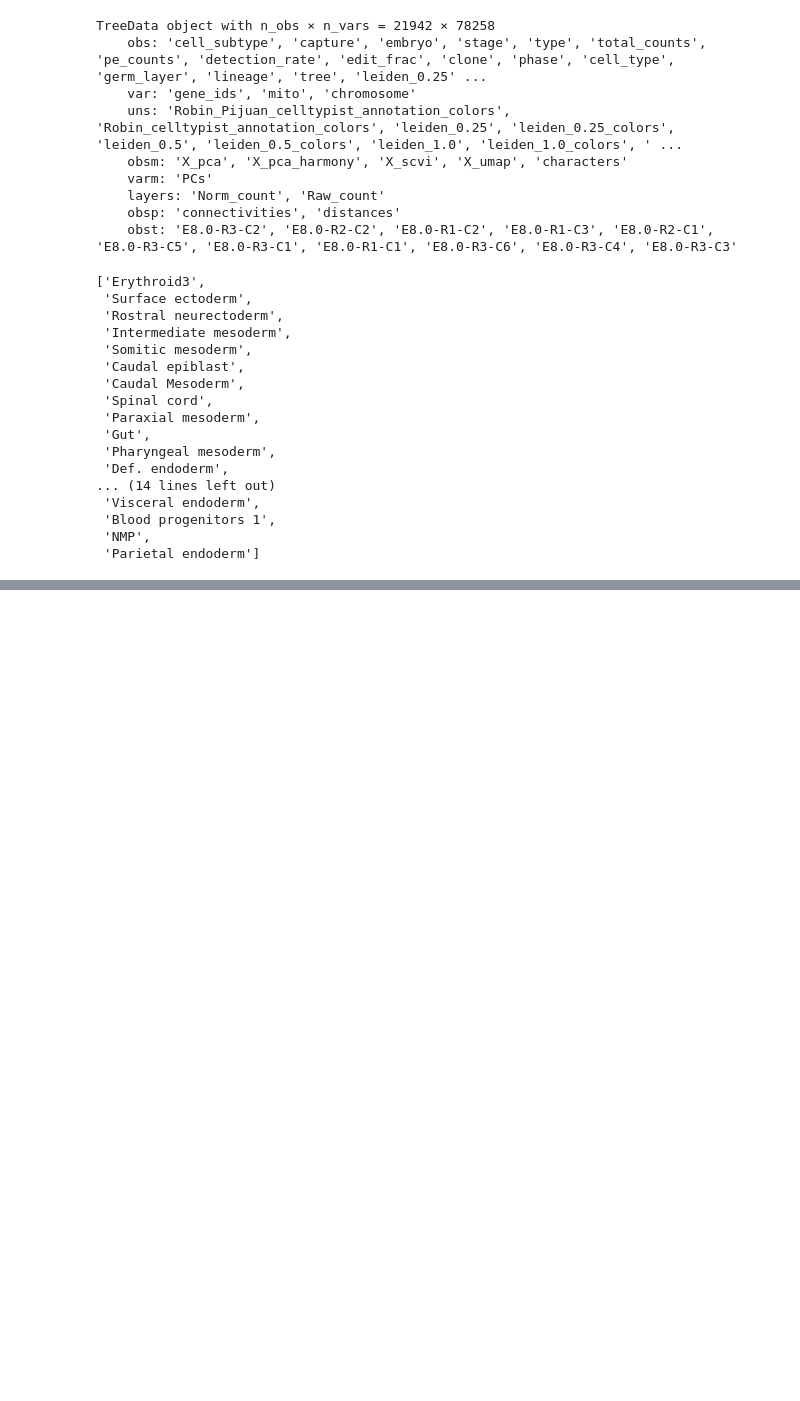
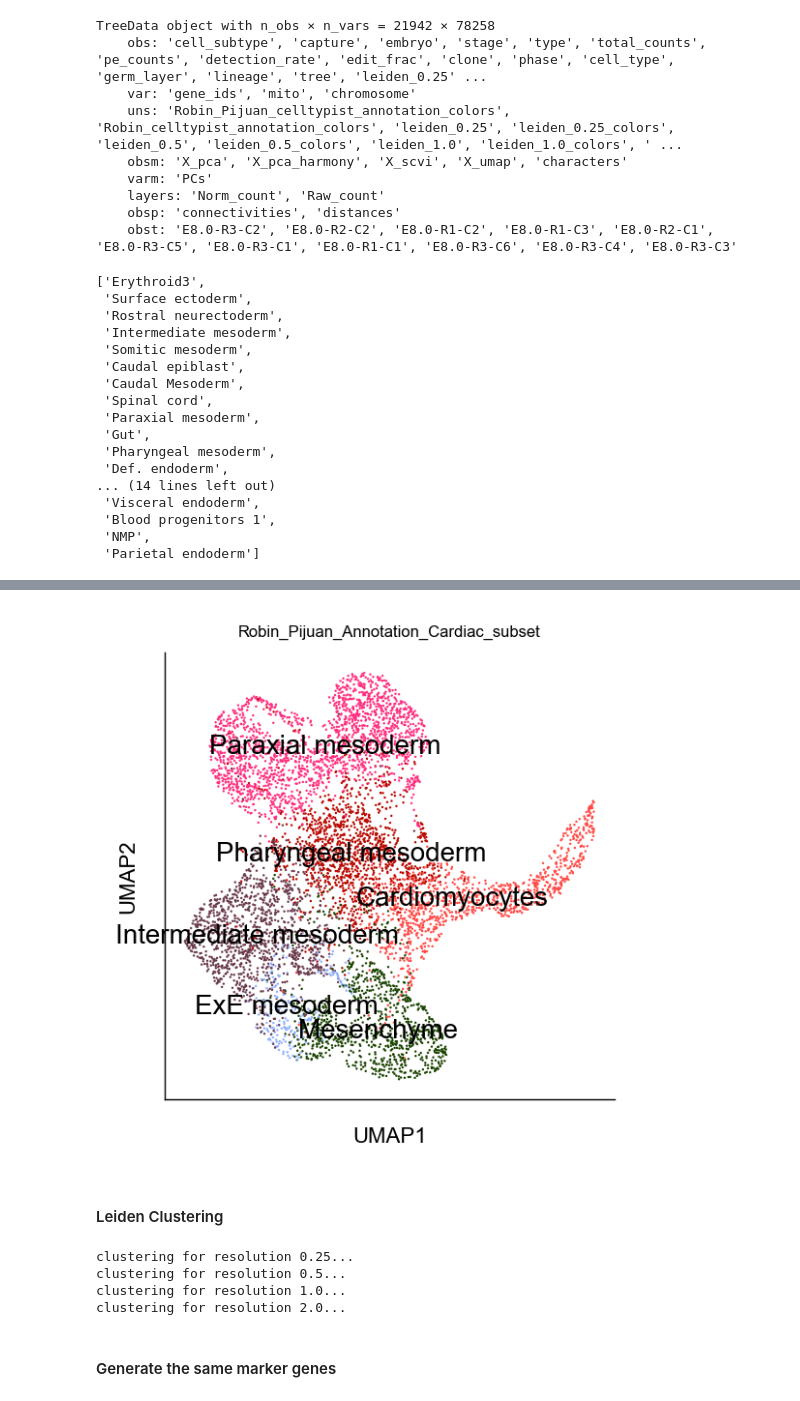
Before and after one commit to Oiya861028/Lineage_Tree_Construction, a Jupyter notebook: Moslin/Cardiac_Analysis/E8_0_deeper_annotation.ipynb, the cells around one changed output, grey strips where cells are left out. Saved outputs shown, nothing was run; the diff lists cells and outputs as text; code cells hidden in the pictures; blank space fills up the shorter version.

```diff
--- a/Moslin/Cardiac_Analysis/E8_0_deeper_annotation.ipynb
+++ b/Moslin/Cardiac_Analysis/E8_0_deeper_annotation.ipynb
@@ -15,8 +26,8 @@ import treedata as td
 data_dir = "output_data"
 plot_dir = "output_plot"
 base_path = "/project/imoskowitz/yubin/Lineage_Tree_Construction/"
-output_path_data = base_path+data_dir+"/celltypist_annotation/Robin_Pijuan/E8-0/Deeper_Cardiac_Annotation"
-output_path_plot = base_path+plot_dir+"/"
+output_path_data = base_path+data_dir+"/celltypist_annotation/Robin_Pijuan/E8_0/Deeper_Cardiac_Annotation"
+output_path_plot = base_path+plot_dir+"/celltypist_annotation/Robin_Pijuan/E8_0/Deeper_Cardiac_Annotation"
 tdata_file = base_path + data_dir + "/Processed_data/E8_0.h5td"
 # %% [markdown]
 #### Loading data
@@ -60,0 +111,8 @@ celltype_list = {'Intermediate mesoderm','Cardiomyocytes','Paraxial mesoderm','P
+# %%
+fig, ax = plt.subplots(figsize = (3,3), dpi = 200)
+sc.pl.umap(tdata_subset, size=3, ax=ax, color = 'Robin_Pijuan_celltypist_annotation', title = "Robin_Pijuan_Annotation_Cardiac_subset", show = False, legend_loc="on data")
+plt.savefig(output_path_plot+"/E8_0_Robin_Pijuan_Annotation_Cardiac_subset.png")
+# %% [output]
+[figure, added]
+# %% [markdown]
+#### Leiden Clustering
@@ -60,0 +121,33 @@ celltype_list = {'Intermediate mesoderm','Cardiomyocytes','Paraxial mesoderm','P
+# %%
+res_list = [0.25, 0.5, 1.0, 2.0]
+
+leiden_keys = []
+for res in res_list:
+    key = f"leiden_{res}"
+    print(f"clustering for resolution {res}...")
+    sc.tl.leiden(
+        tdata_subset, resolution=res,
+        key_added=key,
+        neighbors_key="neighbors",
+        flavor="igraph",
+        n_iterations=2,
+        directed=False
+    )
+    leiden_keys.append(key)
+
+# build filename-safe names without decimals for saving plots
+# e.g. leiden_0.25 -> l025
+leiden_names = [
+    "l" + key.split("_")[1].replace(".", "")
+    for key in leiden_keys
+]
+tdata_subset.uns["leiden_names"] = leiden_names
+
+plot_clustering(tdata_subset, leiden_keys, output_path_plot, legend_loc="on data", umap_coords_obsm = "X_umap")
+# %% [output]
+clustering for resolution 0.25...
+clustering for resolution 0.5...
+clustering for resolution 1.0...
+clustering for resolution 2.0...
+# %% [markdown]
+#### Generate the same marker genes
```
Also changed, not shown: parts of 15 cells of this notebook.
